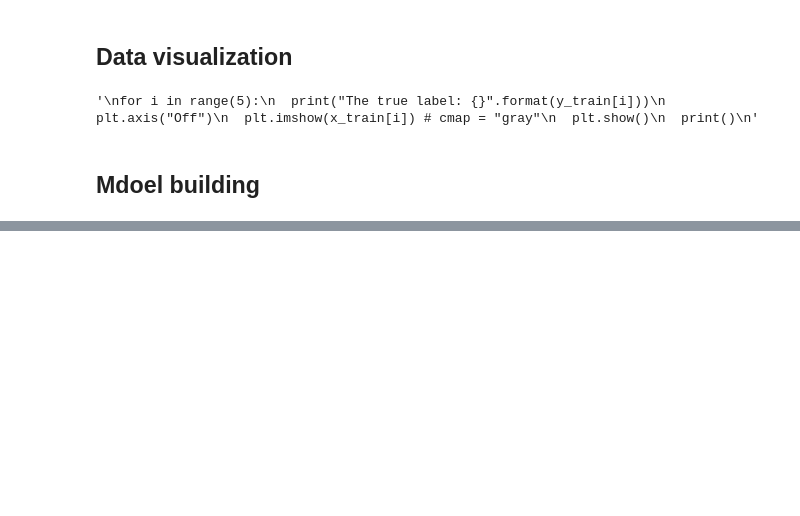
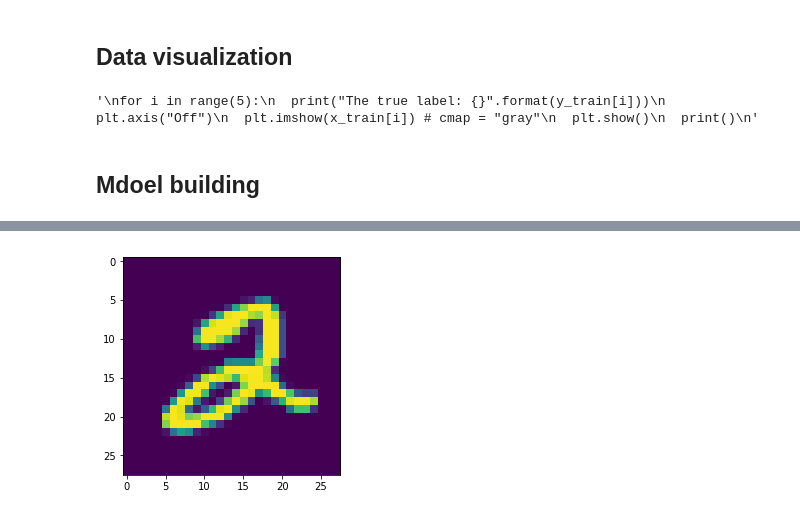
Before and after one commit to xslittlemaggie/Deep-Learning-Projects, a Jupyter notebook: MNIST_CNN.ipynb, the cells around one changed output, grey strips where cells are left out. Drawn from its saved outputs; the diff is of its cells as text; code cells hidden in the pictures; blank space fills up the shorter version.

```diff
--- a/MNIST_CNN.ipynb
+++ b/MNIST_CNN.ipynb
@@ -154,0 +190,5 @@ _________________________________________________________________
+# %%
+plt.imshow(x_train[5][:, :, 0])
+plt.show()
+# %% [output]
+[figure, added]
```
Also changed, not shown: parts of 30 cells of this notebook.
